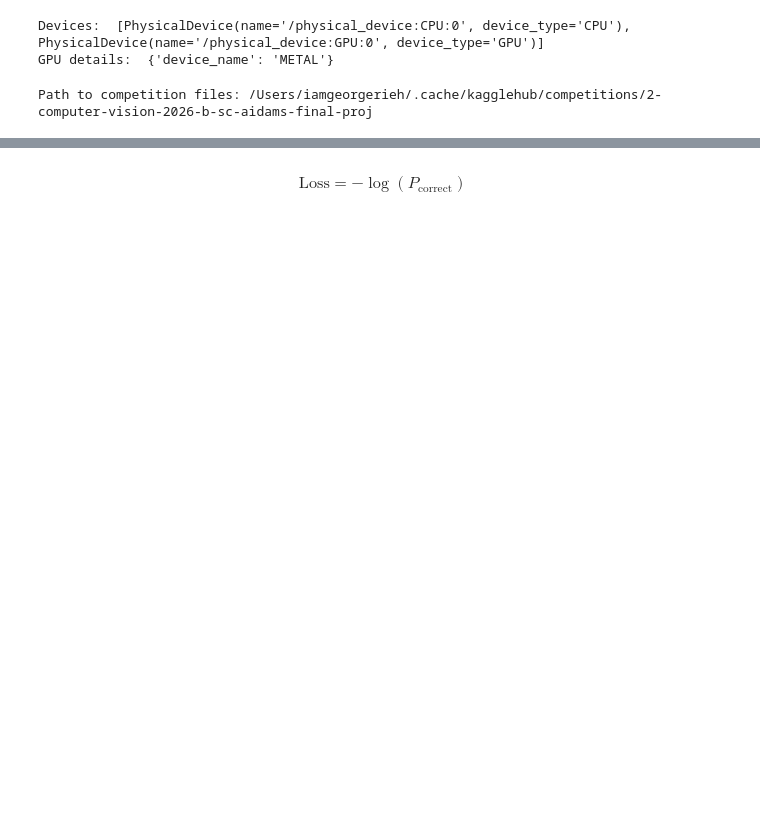
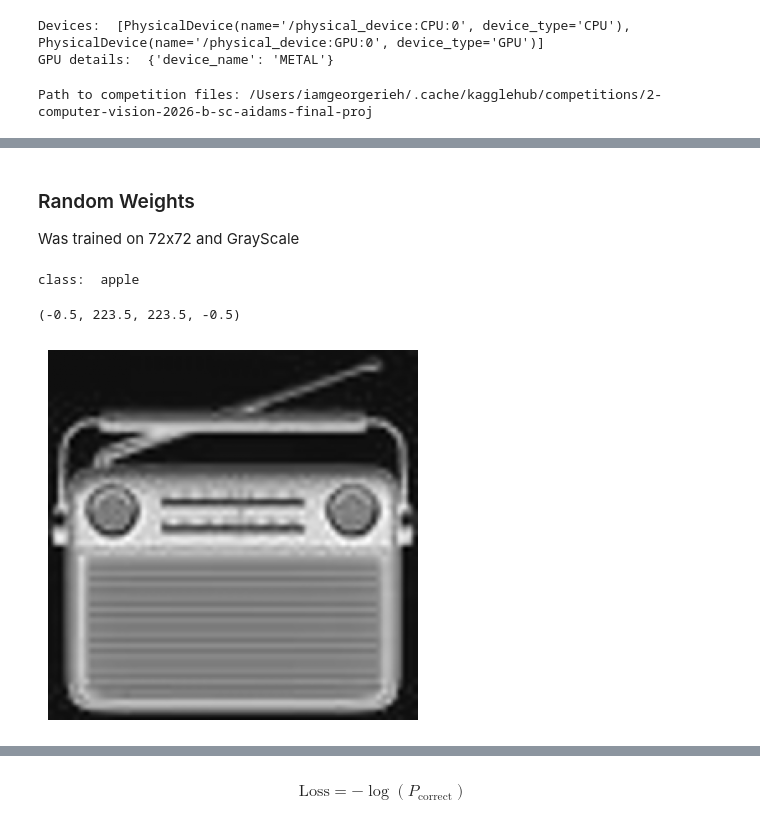
Before and after one commit to georgerieh/computer-vision-class, a Jupyter notebook: submission.ipynb, the cells around one changed output, grey strips where cells are left out. Drawn from its saved outputs; the diff is of its cells as text; code cells hidden in the pictures; blank space fills up the shorter version.

```diff
--- a/submission.ipynb
+++ b/submission.ipynb
@@ -251,0 +243,4 @@ array([4, 0, 3, ..., 0, 1, 4])
+# %% [markdown]
+### Random Weights
+
+Was trained on 72x72 and GrayScale
@@ -251,0 +249,11 @@ array([4, 0, 3, ..., 0, 1, 4])
+# %%
+X_train_r = X_train[:, :, :, :1]
+X_train_r_i = 1 - X_train_r
+# %%
+plt.imshow(np.array(X_train_r_i[1]), cmap='gray')
+print('class: ', int_to_class[y_train[1]])
+plt.axis("off")
+# %% [output]
+class:  apple
+(-0.5, 223.5, 223.5, -0.5)
+[figure, added]
```
Also changed, not shown: parts of 119 cells of this notebook.
